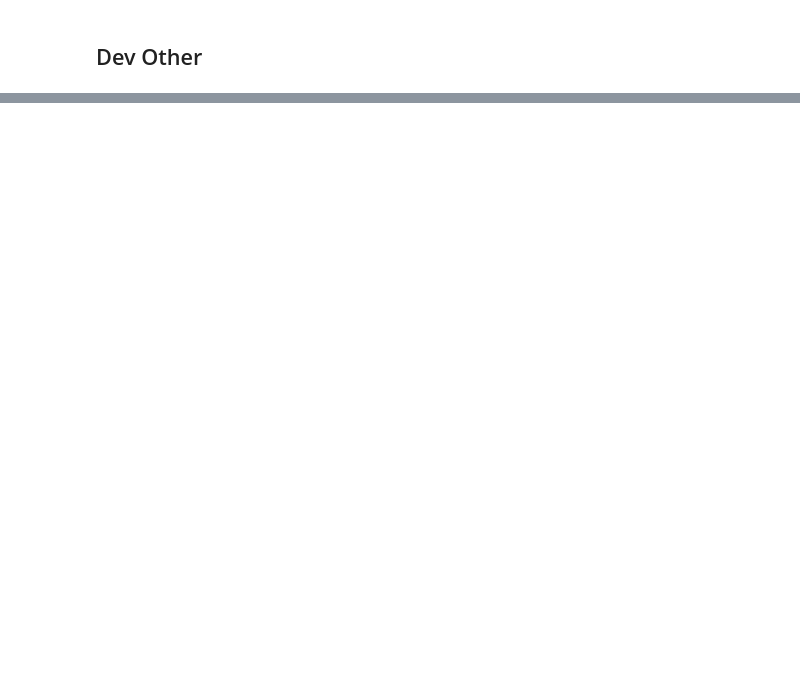
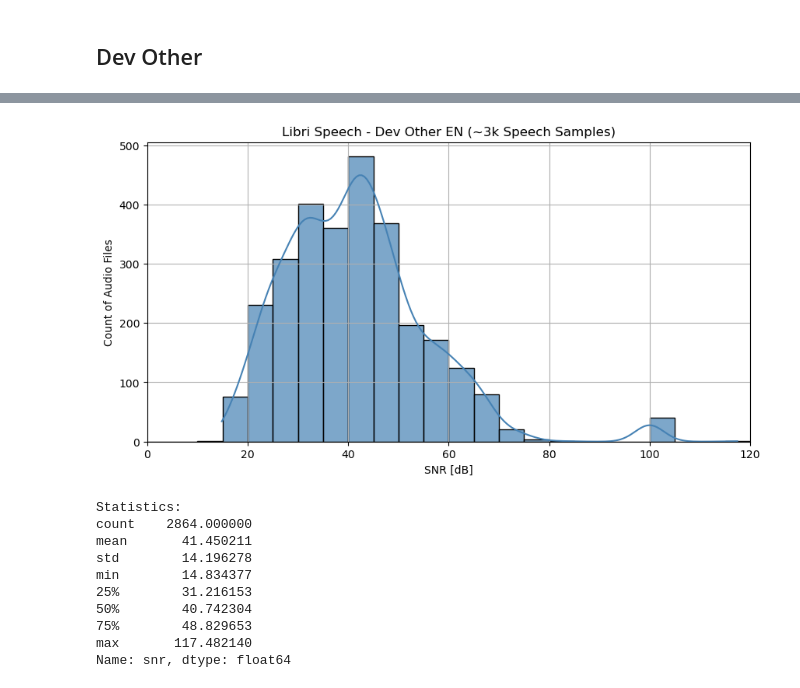
Before and after one commit to propostus/masterarbeit, a Jupyter notebook: notebooks/exploration/datasets.ipynb, the cells around one changed output, grey strips where cells are left out. Cells and saved outputs as stored; diff of their text form; code cells hidden in the pictures; blank space fills up the shorter version.

```diff
--- a/notebooks/exploration/datasets.ipynb
+++ b/notebooks/exploration/datasets.ipynb
@@ -320,0 +273,66 @@ Name: snr, dtype: float64
+# %%
+import os
+import pandas as pd
+import numpy as np
+import librosa
+from scipy.signal import welch
+import matplotlib.pyplot as plt
+import seaborn as sns
+
+# Neues Verzeichnis mit den .flac-Dateien (Pfad anpassen)
+audio_dir = "../../audio_files/libri-dev-other"
+
+# Liste zur Speicherung der SNR-Werte
+snr_results = []
+
+# Rekursive Suche nach .flac-Dateien in Unterverzeichnissen
+for root, _, files in os.walk(audio_dir):
+    for file_name in files:
+        if file_name.endswith(".flac"):  # Nur .flac-Dateien verarbeiten
+            file_path = os.path.join(root, file_name)
+
+            # Preprocessing der Datei
+            audio_signal = preprocess_audio(file_path)
+
+            # Berechnung des SNRs
+            snr_value = calculate_snr_adaptive(audio_signal)
+
+            # Speichern der Ergebnisse
+            snr_results.append({"filename": file_name, "snr": snr_value})
+
+# DataFrame erstellen
+snr_df = pd.DataFrame(snr_results)
+
+# Bereinigung von NaN- und Inf-Werten
+snr_df = snr_df.replace([np.inf, -np.inf], np.nan).dropna()
+
+# Statistik der SNR-Werte
+snr_statistics = snr_df["snr"].describe()
+
+# Histogramm der SNR-Werte mit KDE
+plt.figure(figsize=(10, 5))
+bins = np.arange(0, 121, 5)  # Bins von 0 bis 120 dB in 5-dB-Schritten
+sns.histplot(snr_df["snr"], bins=bins, kde=True, color="steelblue", alpha=0.7)
+plt.xlabel("SNR [dB]")
+plt.ylabel("Count of Audio Files")
+plt.title("Libri Speech - Dev Other EN (~3k Speech Samples)")
+#plt.title("Verteilung der SNR-Werte nach adaptiver Berechnung")
+plt.xlim(0, 120)  # Begrenzung auf 0 bis 120 dB
+plt.grid()
+plt.show()
+
+# Ergebnisse anzeigen
+print("\nStatistics:")
+print(snr_statistics)
+# %% [output]
+[figure, added]
+Statistics:
+count    2864.000000
+mean       41.450211
+std        14.196278
+min        14.834377
+25%        31.216153
+50%        40.742304
+75%        48.829653
+max       117.482140
+Name: snr, dtype: float64
```
Also changed, not shown: parts of 9 cells of this notebook.
